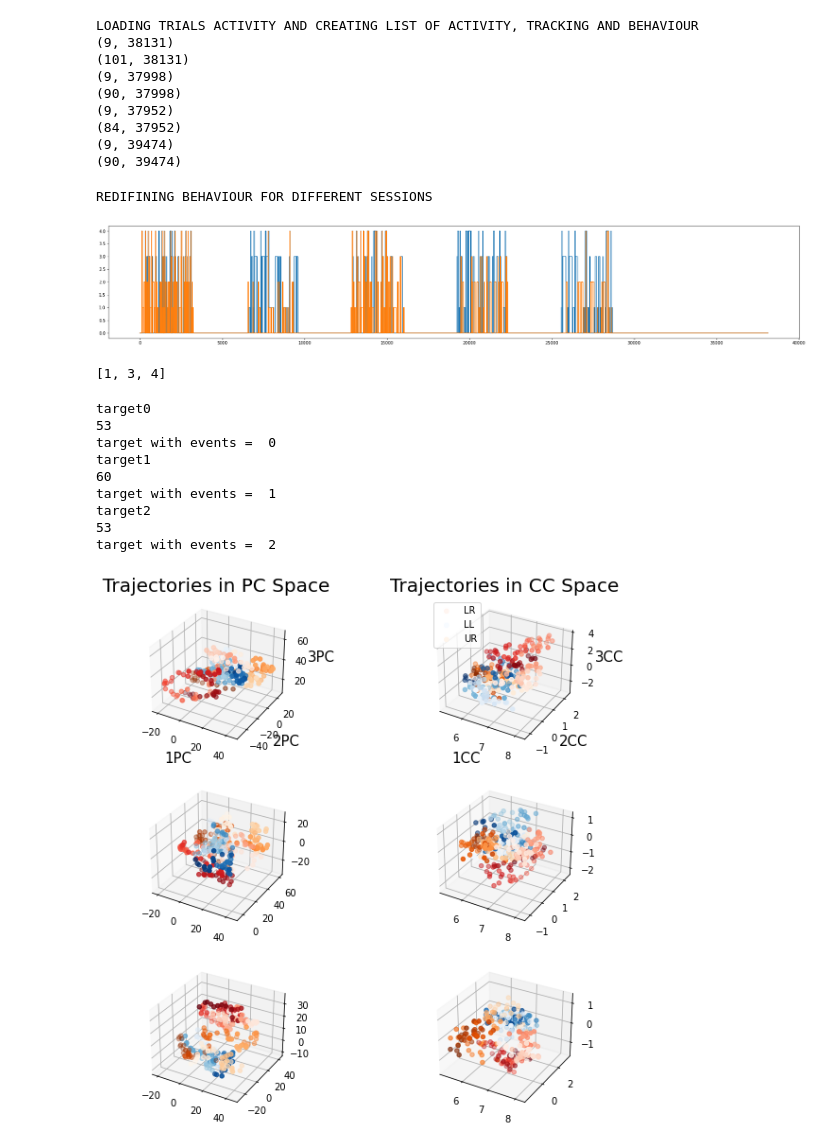
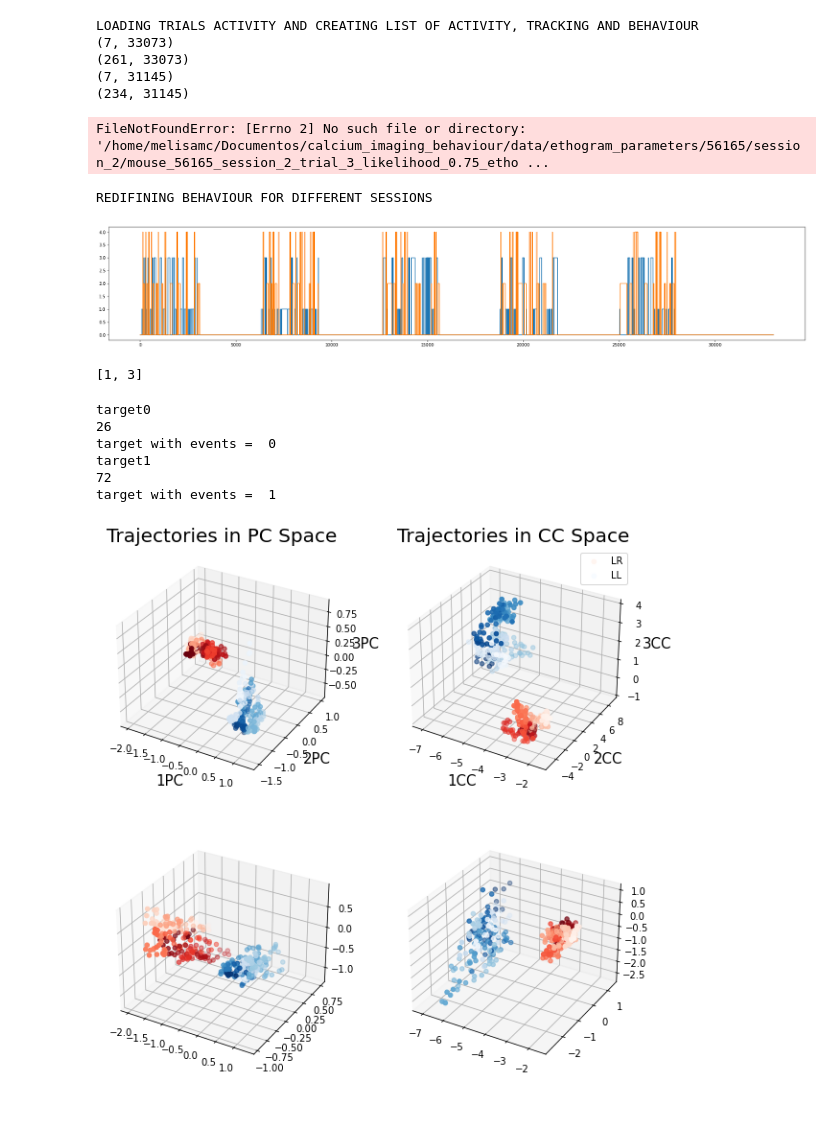
Before and after one commit to melisamc89/neural_analysys, a Jupyter notebook: src/cca_distance_represenation_space.ipynb, the cells around one changed output. Cells and saved outputs as stored; diff of their text form; code cells hidden in the pictures; blank space fills up the shorter version.

Commit message:
trial by trial distance

```diff
--- a/src/cca_distance_represenation_space.ipynb
+++ b/src/cca_distance_represenation_space.ipynb
@@ -207,7 +230,7 @@ for trial in [1,6,11,16]:
     ## LOAD PARAMETRS FOR BEHAVIOUR CLASSIFICATION
     parameters = np.load(behaviour_dir_parameters + beh_file_name_1)
     params = []
-    for param in range(parameters.shape[0]):
+    for param in range(7): ## take only ALLOCENTRIC REPRESENTATION
         r1_params = np.reshape(parameters[param,:int(int(behaviour.shape[0]/re_sf)*re_sf)],(int(behaviour.shape[0]/re_sf),re_sf))
         r2_params = np.reshape(scipy.stats.mode(r1_params,axis=1)[0],reshape_behaviour.shape[0])
         r_params = parameters[param,:resample_speed.shape[0]]
@@ -263,14 +286,11 @@ for trial in [1,6,11,16]:
     day = day + 1
 # %% [output]
 LOADING TRIALS ACTIVITY AND CREATING LIST OF ACTIVITY, TRACKING AND BEHAVIOUR
-(9, 38131)
-(101, 38131)
-(9, 37998)
-(90, 37998)
-(9, 37952)
-(84, 37952)
-(9, 39474)
-(90, 39474)
+(7, 33073)
+(261, 33073)
+(7, 31145)
+(234, 31145)
+FileNotFoundError: [Errno 2] No such file or directory: '/home/melisamc/Documentos/calcium_imaging_behaviour/data/ethogram_parameters/56165/session_2/mouse_56165_session_2_trial_3_likelihood_0.75_etho ...
 # %%
 day = 0
 pca = PCA()
@@ -278,19 +298,39 @@ activity_list_pca = []
 variance_list = []
 variance_ratio_list = []
 
-cca_components = min(9,activity_list[day].shape[0])
+activity_list2 = []
+
+cca_components = min(7,activity_list[day].shape[0])
 cca = CCA(n_components=cca_components)
 activity_list_cca = []
 
+clf = LDA()
+activity_list_lda = []
+
+#embedding = MDS(n_components=3)
+
+
 for day in range(len(behaviour_list)):
-    ### run pca on the entire
+
+    ### run pca on the entire dataset
     pca.fit(activity_list[day].T)
     transformed_activity = pca.fit(activity_list[day].T).transform(activity_list[day].T)
+    #X_pc_transformed = embedding.fit_transform(transformed_activity.T)
     activity_list_pca.append(transformed_activity.T)
     variance_list.append(pca.explained_variance_/(1+np.sqrt(activity_list[day].shape[0]/activity_list[day].shape[1]))**2)
     normalized_variance = pca.explained_variance_/(1+np.sqrt(activity_list[day].shape[0]/activity_list[day].shape[1]))**2
     variance_ratio_list.append(np.cumsum(normalized_variance/sum(normalized_variance)))
-    activity_list_cca.append(cca.fit(activity_list[day].T, parameters_list[day].T).transform(activity_list[day].T))
+
+    X = activity_list[day].T
+    y = behaviour_list[day]
+    X_transformed = clf.fit(X, y).transform(X)
+    #X_lda_transformed = embedding.fit_transform(X_transformed.T)
+    activity_list_lda.append(X_transformed.T)
+
+
+    cca_transformed = cca.fit(activity_list[day].T, parameters_list[day].T).transform(activity_list[day].T)
+    #X_cc_transformed = embedding.fit_transform(cca_transformed.T)
+    activity_list_cca.append(cca_transformed)
 # %%
     ## define targets of behaviour according to protocol (random, overlapping and stable)
 
@@ -391,7 +431,7 @@ axes.plot(exploration_list[0])
 
 figure.set_size_inches(30,5)
 # %% [output]
-[figure, old version]
+[figure, new version]
 # %%
 # for each day creates a list that counts and saves times of different events.
 events_day_list_1 = []
@@ -466,7 +506,7 @@ for day in range(len(behaviour_list)):
 # %%
 events_id[day]
 # %% [output]
-[1, 3, 4]
+[1, 3]
 # %%
 ### Balancing the number of events for selected targets
 
@@ -633,16 +673,17 @@ for day in range(len(behaviour_list)):
 
 events_activity = events_activity_pre_norm
 # %%
-day = 3
+day = 1
+
 figure = plt.figure()
-gs = plt.GridSpec(3, 2)
+gs = plt.GridSpec(2, 2)
 
 color_code = ['Reds','Blues','Oranges','Greens']
 legend_corners = ['LR','LL','UR','UL']
 
 axes_pc_trajectory0 = figure.add_subplot(gs[0,0],projection = '3d')
 axes_pc_trajectory1 = figure.add_subplot(gs[1,0],projection = '3d')
-axes_pc_trajectory2 = figure.add_subplot(gs[2,0],projection = '3d')
+#axes_pc_trajectory2 = figure.add_subplot(gs[2,0],projection = '3d')
 
 axes_pc_trajectory0.set_title('Trajectories in PC Space', fontsize = 20)
 axes_pc_trajectory0.set_xlabel('1PC',fontsize = 15)
@@ -654,7 +695,7 @@ axes_pc_trajectory0.set_zlabel('3PC',fontsize = 15)
 
 axes_cc_trajectory0 = figure.add_subplot(gs[0,1],projection = '3d')
 axes_cc_trajectory1 = figure.add_subplot(gs[1,1],projection = '3d')
-axes_cc_trajectory2 = figure.add_subplot(gs[2,1],projection = '3d')
+#axes_cc_trajectory2 = figure.add_subplot(gs[2,1],projection = '3d')
 axes_cc_trajectory0.set_title('Trajectories in CC Space', fontsize = 20)
 axes_cc_trajectory0.set_xlabel('1CC',fontsize = 15)
 axes_cc_trajectory0.set_ylabel('2CC',fontsize = 15)
@@ -696,41 +737,38 @@ for target in range(len(events_id[day])):
                     init2=init2+2*period
             neuron_trial_activity = neuron_trial_activity / len(events_activity[day][target])
             component_trial_activity = component_trial_activity / len(events_activity[day][target])
             trial_activity[neuron,:] = neuron_trial_activity
             trial_activity_pca[neuron,:] = component_trial_activity
             if neuron < cca_components:
                 trial_activity_cca[neuron,:] = cca_trial_activity / cca_components
         color = np.linspace(0, 20, 2*period)
 
         axes_pc_trajectory0.scatter(trial_activity_pca[0,:],trial_activity_pca[1,:],trial_activity_pca[2,:], c = color, cmap = color_code[j], marker = 'o', s = 20)
         axes_cc_trajectory0.scatter(trial_activity_cca[0,:],trial_activity_cca[1,:],trial_activity_cca[2,:], c = color, cmap = color_code[j], marker = 'o', s = 20)
 
         axes_pc_trajectory1.scatter(trial_activity_pca[0,:],trial_activity_pca[4,:],trial_activity_pca[5,:], c = color, cmap = color_code[j], marker = 'o', s = 20)
         axes_cc_trajectory1.scatter(trial_activity_cca[0,:],trial_activity_cca[4,:],trial_activity_cca[5,:], c = color, cmap = color_code[j], marker = 'o', s = 20)
 
-        axes_pc_trajectory2.scatter(trial_activity_pca[0,:],trial_activity_pca[6,:],trial_activity_pca[7,:], c = color, cmap = color_code[j], marker = 'o', s = 20)
-        axes_cc_trajectory2.scatter(trial_activity_cca[0,:],trial_activity_cca[6,:],trial_activity_cca[7,:], c = color, cmap = color_code[j], marker = 'o', s = 20)
+        #axes_pc_trajectory2.scatter(trial_activity_pca[0,:],trial_activity_pca[6,:],trial_activity_pca[7,:], c = color, cmap = color_code[j], marker = 'o', s = 20)
+        #axes_cc_trajectory2.scatter(trial_activity_cca[0,:],trial_activity_cca[6,:],trial_activity_cca[7,:], c = color, cmap = color_code[j], marker = 'o', s = 20)
 
         #axes_pc_trajectory3.scatter(trial_activity_pca[0,:],trial_activity_pca[8,:],trial_activity_pca[9,:], c = color, cmap = color_code[j], marker = 'o', s = 20)
         #axes_cc_trajectory3.scatter(trial_activity_cca[0,:],trial_activity_cca[8,:],trial_activity_cca[9,:], c = color, cmap = color_code[j], marker = 'o', s = 20)
     j = j + 1
 
 axes_cc_trajectory0.legend(legend_corners)
 
 figure.set_size_inches(10,10)
 figure.patch.set_facecolor('white')
 figure.savefig(figure_path + 'mouse_'+f'{mouse}'+'_session_'+f'{session}'+ '_navigation.png')
 # %% [output]
 target0
-53
+26
 target with events =  0
 target1
-60
+72
 target with events =  1
-target2
-53
-target with events =  2
-[figure, old version]
+[figure, new version]
 # %%
 figure = plt.figure()
 gs = plt.GridSpec(2, 2)
```
Also changed, not shown: parts of 7 cells of this notebook, 10 other files.
